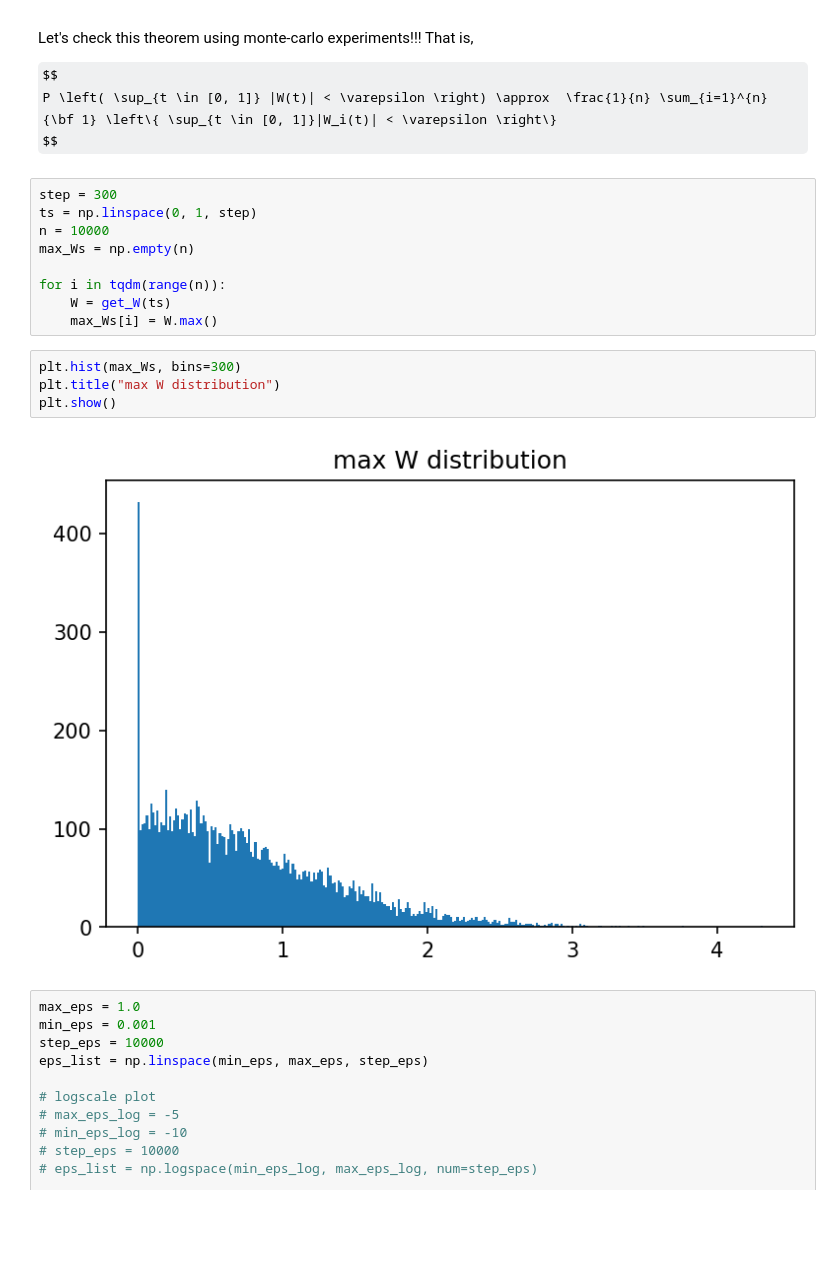
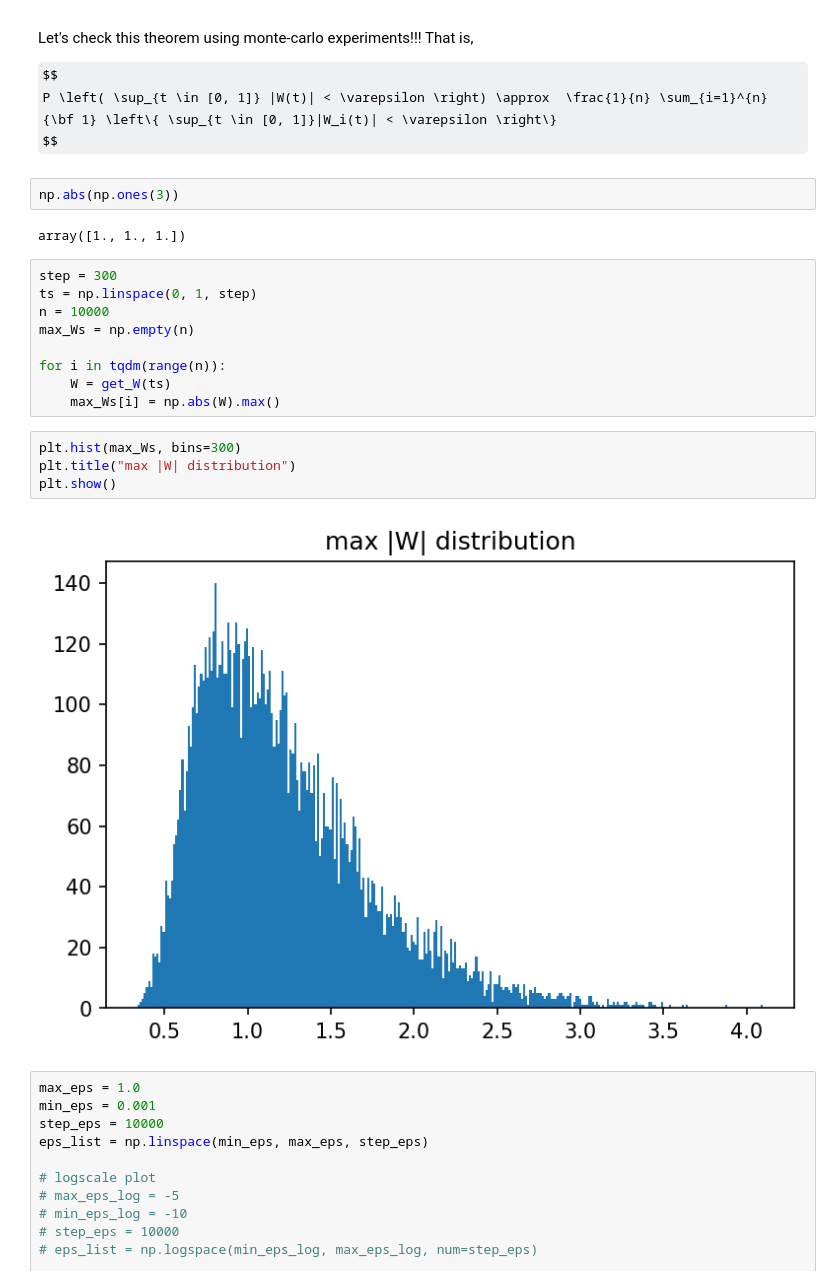
Before and after one commit to d-dof/brownian_motion, a Jupyter notebook: notebooks/brownian_motion.ipynb, the cells around one changed output. Drawn from its saved outputs; the diff is of its cells as text; some formulas as TeX source; blank space fills up the shorter version.

```diff
--- a/notebooks/brownian_motion.ipynb
+++ b/notebooks/brownian_motion.ipynb
@@ -75,6 +75,10 @@ Let's check this theorem using monte-carlo experiments!!! That is,
 $$
  P \left( \sup_{t \in [0, 1]} |W(t)| < \varepsilon \right) \approx  \frac{1}{n} \sum_{i=1}^{n} {\bf 1} \left\{ \sup_{t \in [0, 1]}|W_i(t)| < \varepsilon \right\}
 $$
+# %%
+np.abs(np.ones(3))
+# %% [output]
+array([1., 1., 1.])
 # %%
 step = 300
 ts = np.linspace(0, 1, step)
@@ -83,13 +87,13 @@ max_Ws = np.empty(n)
 
 for i in tqdm(range(n)):
     W = get_W(ts)
-    max_Ws[i] = W.max()
+    max_Ws[i] = np.abs(W).max()
 # %%
 plt.hist(max_Ws, bins=300)
-plt.title("max W distribution")
+plt.title("max |W| distribution")
 plt.show()
 # %% [output]
-[figure, old version]
+[figure, new version]
 # %%
 max_eps = 1.0
 min_eps = 0.001
```
Also changed, not shown: parts of 17 cells of this notebook.
